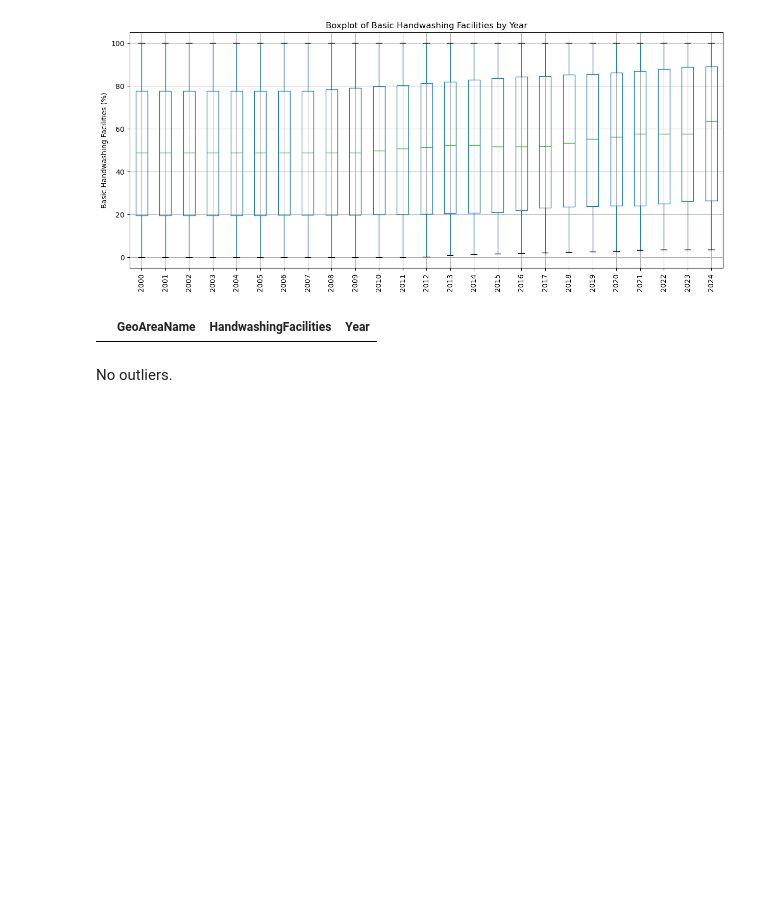
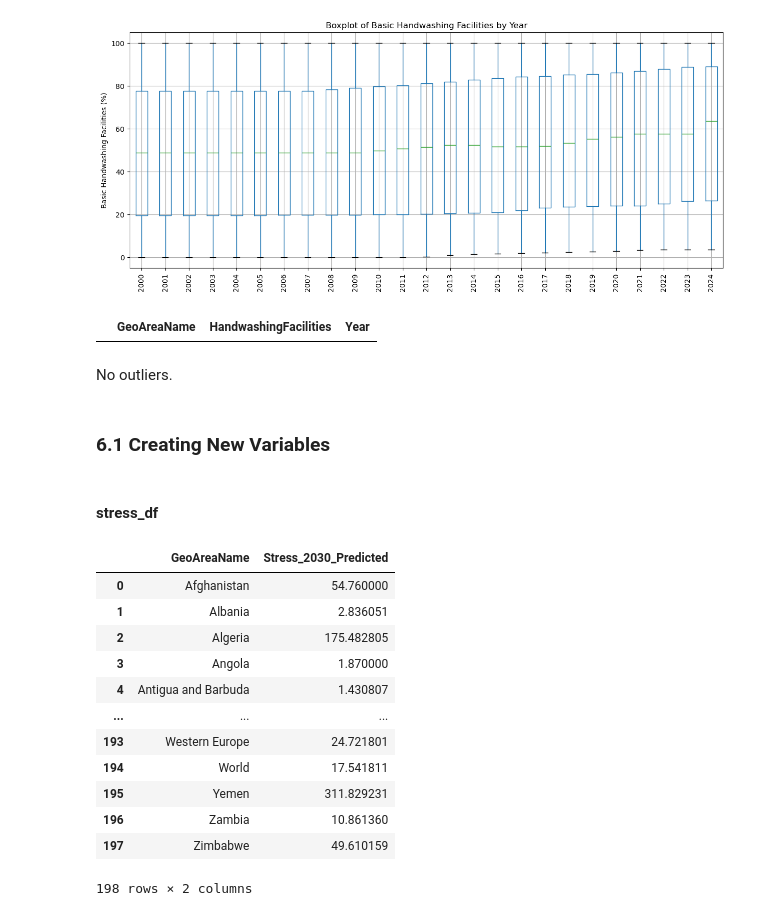
Before and after one commit to frogosorap/SDGReadinessIndex, a Jupyter notebook: Raw_Data/SDG_6_Clean_Water_and_Sanitation/Cleaning_SDG_6.ipynb, the cells around one changed output. Drawn from its saved outputs; the diff is of its cells as text; code cells hidden in the pictures; blank space fills up the shorter version.

Commit message:
Creating variable for SDG 6

```diff
--- a/Raw_Data/SDG_6_Clean_Water_and_Sanitation/Cleaning_SDG_6.ipynb
+++ b/Raw_Data/SDG_6_Clean_Water_and_Sanitation/Cleaning_SDG_6.ipynb
@@ -727,3 +727,62 @@ display(handwash_possible_outliers_df)
 |  | GeoAreaName | HandwashingFacilities | Year |
 # %% [markdown]
 No outliers.
+# %% [markdown]
+### 6.1 Creating New Variables
+# %% [markdown]
+#### stress_df
+# %%
+import pandas as pd
+import numpy as np
+
+# Select 5-year intervals + latest year
+stress_forecast_years = ['2005', '2010', '2015', '2020', '2023']
+
+# Temporary forecasting dataframe
+stress_forecast_df = stress_df[['GeoAreaName'] + stress_forecast_years].copy()
+
+# Years for regression
+x_years = np.array([2005, 2010, 2015, 2020, 2023])
+
+# Store predictions
+predictions_2030 = []
+
+for index, row in stress_forecast_df.iterrows():
+
+    y_values = row[stress_forecast_years].values.astype(float)
+
+    # Skip countries with missing values
+    if np.isnan(y_values).any():
+        predictions_2030.append(np.nan)
+        continue
+
+    # Linear trend
+    slope, intercept = np.polyfit(x_years, y_values, 1)
+
+    # Predict 2030
+    predicted_2030 = slope * 2030 + intercept
+
+    predictions_2030.append(predicted_2030)
+
+# Create final dataset
+stress_2030_df = pd.DataFrame({
+    'GeoAreaName': stress_forecast_df['GeoAreaName'],
+    'Stress_2030_Predicted': predictions_2030
+})
+
+# Display result
+display(stress_2030_df)
+# %% [output]
+|  | GeoAreaName | Stress_2030_Predicted |
+| 0 | Afghanistan | 54.760000 |
+| 1 | Albania | 2.836051 |
+| 2 | Algeria | 175.482805 |
+| 3 | Angola | 1.870000 |
+| 4 | Antigua and Barbuda | 1.430807 |
+| ... | ... | ... |
+| 193 | Western Europe | 24.721801 |
+| 194 | World | 17.541811 |
+| 195 | Yemen | 311.829231 |
+| 196 | Zambia | 10.861360 |
+| 197 | Zimbabwe | 49.610159 |
+198 rows × 2 columns
```
Also changed, not shown: parts of 9 cells of this notebook.
